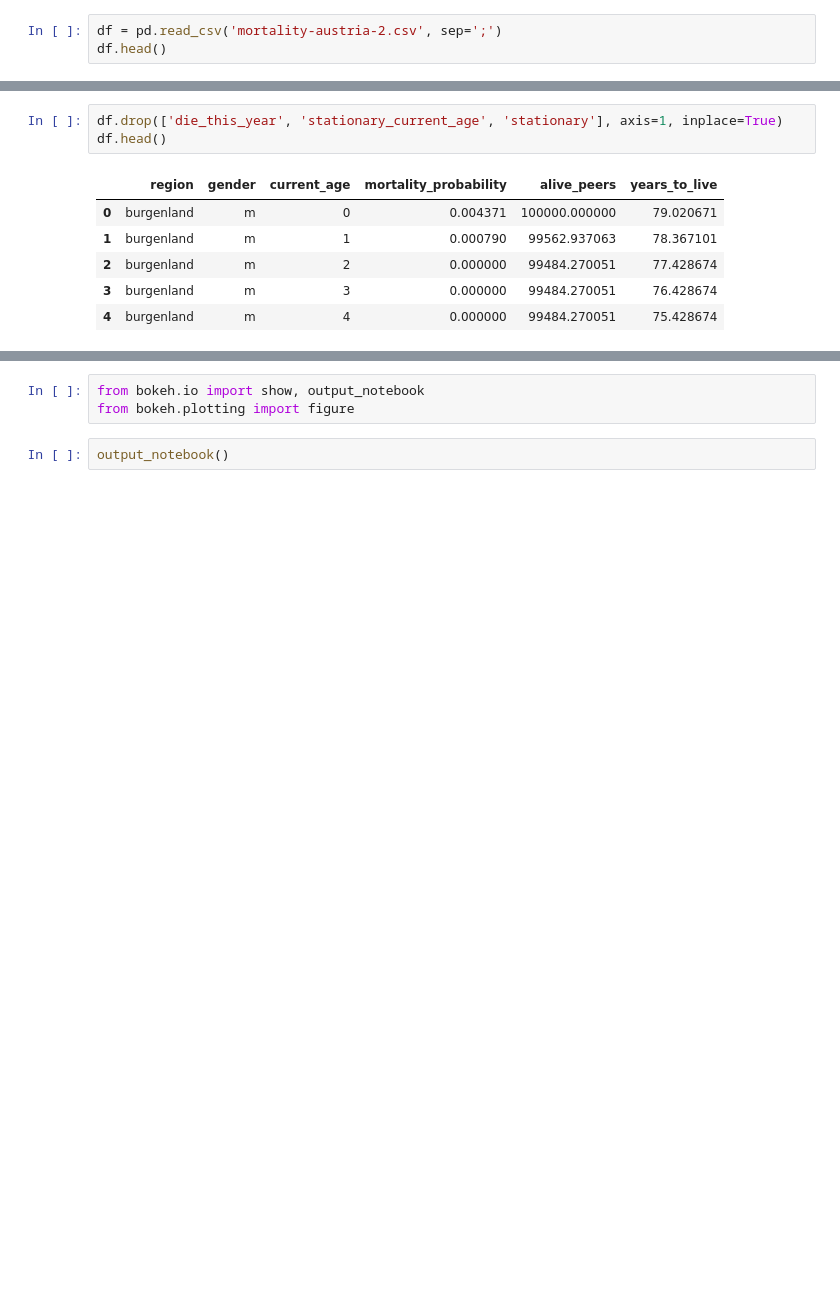
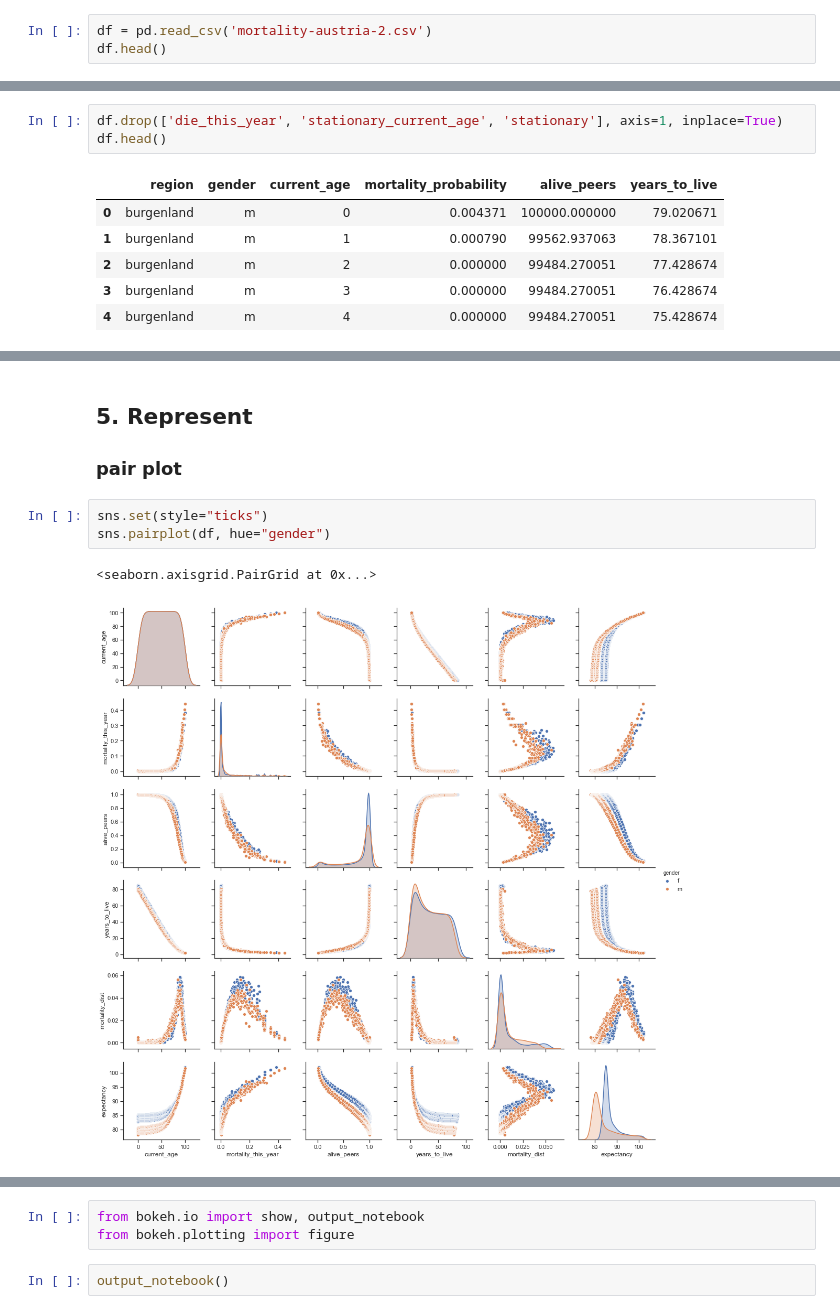
Before and after one commit to thomashon/visualization-life-expectancy-austria-2019, a Jupyter notebook: mortality-austria-2.ipynb, the cells around one changed output, grey strips where cells are left out. Drawn from its saved outputs; the diff is of its cells as text; blank space fills up the shorter version.

```diff
--- a/mortality-austria-2.ipynb
+++ b/mortality-austria-2.ipynb
@@ -7,5 +24,5 @@ import seaborn as sns
 # %%
-df = pd.read_csv('mortality-austria-2.csv', sep=';')
+df = pd.read_csv('mortality-austria-2.csv')
 df.head()
 # %% [output]
 |  | region | gender | current_age | mortality_probability | alive_peers | die_this_year | years_to_live | ... |
@@ -53,0 +127,9 @@ df.head()
+# %% [markdown]
+## 5. Represent
+### pair plot
+# %%
+sns.set(style="ticks")
+sns.pairplot(df, hue="gender")
+# %% [output]
+<seaborn.axisgrid.PairGrid at 0x...>
+[figure, added]
```
Also changed, not shown: parts of 37 cells of this notebook, 1 other file.
